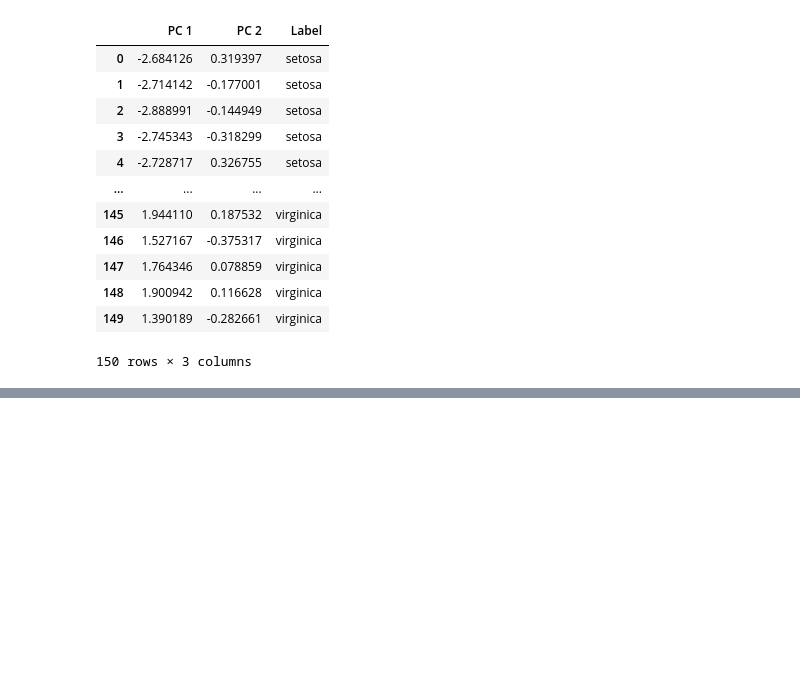
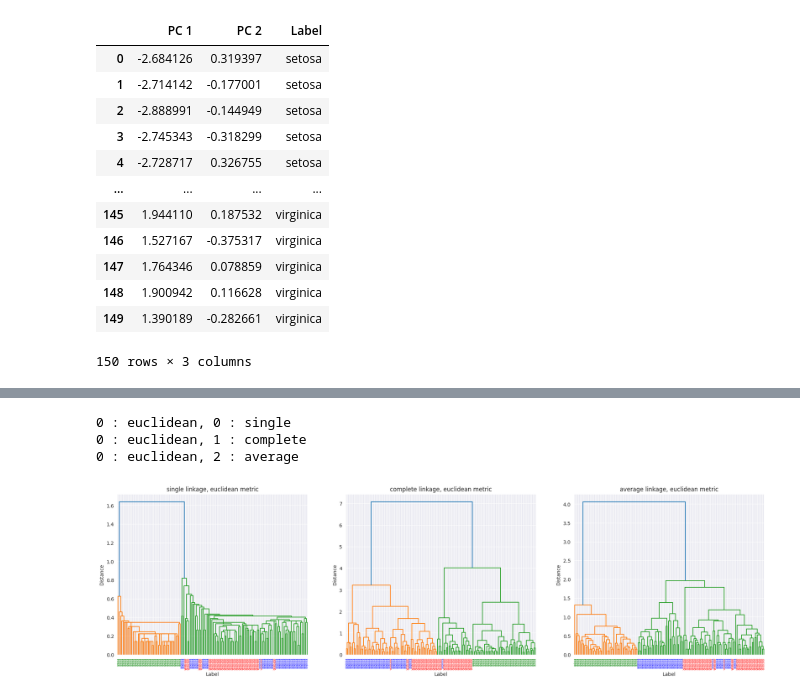
Before and after one commit to CDDLeiden/ULLA2023-Leiden, a Jupyter notebook: practicals/01_plotting_unsupervised/unsupervised.ipynb, the cells around one changed output, grey strips where cells are left out. Saved outputs shown, nothing was run; the diff lists cells and outputs as text; code cells hidden in the pictures; blank space fills up the shorter version.

```diff
--- a/practicals/01_plotting_unsupervised/unsupervised.ipynb
+++ b/practicals/01_plotting_unsupervised/unsupervised.ipynb
@@ -258,10 +247,12 @@ More distance metrics can be found in the [SciPy pdist](https://docs.scipy.org/d
 # %%
-# Code that creates a grid with different cluster metrics for each row, and different inter-cluster-distance methods
-# for each column
+from scipy.cluster.hierarchy import dendrogram, linkage
+
+# Code that creates a grid with different cluster metrics for each row,
+# and different inter-cluster-distance methods for each column in the resulting plot
 # You don't need to make any changes in this cell
-label_c = {'0': 'g', '1': 'r', '2': 'b'}
+label_c = {label : color  for label, color in zip(df_y.Label.unique(), ['g', 'r', 'b'])}
 
-def h_cluster(methods, metrics):
+def h_cluster(X, y, methods, metrics):
     n_row = len(metrics)
     n_col = len(methods)
     fig, axes = plt.subplots(n_row, n_col, figsize=(8*n_col, 6*n_row))
@@ -272,10 +263,11 @@ def h_cluster(methods, metrics):
             if metr is None:
                 metr = 'euclidean'
             print("{0} : {1}, {2} : {3}".format(r,metr, c, meth))
-            Z = linkage(X_transformed, method=meth, metric=metr)
+            Z = linkage(X, method=meth, metric=metr)
             dendrogram(Z, ax=ax, labels=y) # ax=axes[i,j],
             ax.set_title("{0} linkage, {1} metric".format(meth, metr))
             ax.set_ylabel('Distance')
+            ax.set_xlabel('Label')
 
     # Color all observations according to their labels
     for ax in axes.flat:
@@ -286,6 +278,11 @@ def h_cluster(methods, metrics):
 # %%
 # Make changes to the arrays below to perform different clusterings
 metrics = ['euclidean']
 methods = ['single', 'complete', 'average']
-h_cluster(methods, metrics)
+h_cluster(df_X, df_y.Label.to_numpy(), methods, metrics)
+# %% [output]
+0 : euclidean, 0 : single
+0 : euclidean, 1 : complete
+0 : euclidean, 2 : average
+[figure, added]
 # %% [markdown]
```
Also changed, not shown: parts of 21 cells of this notebook.
